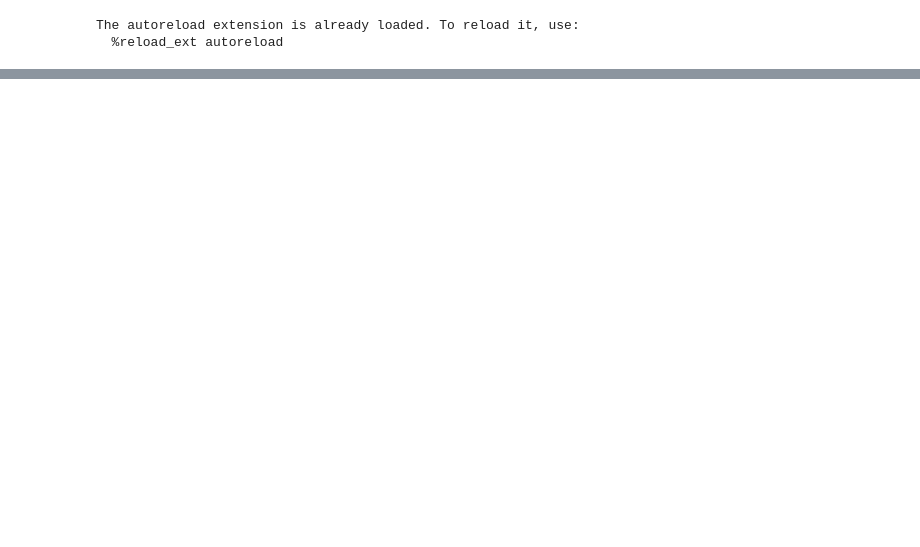
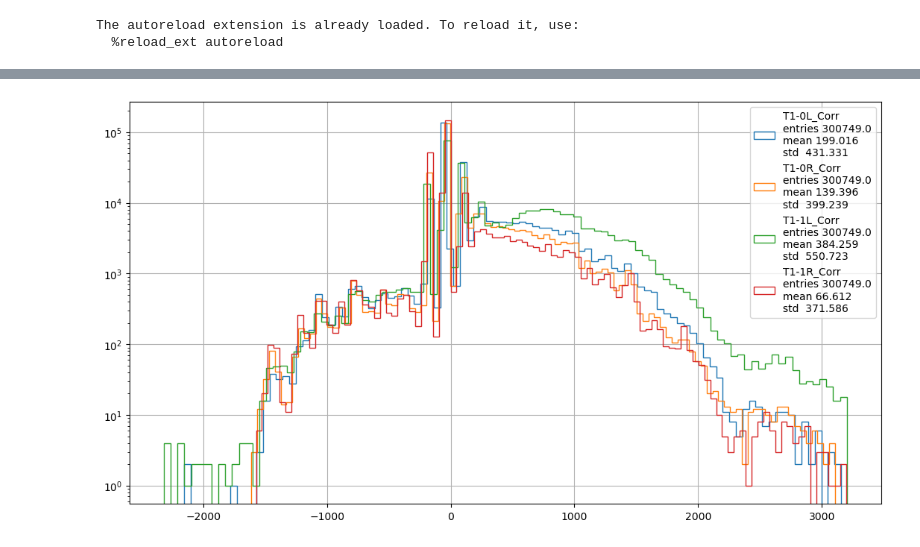
Before and after one commit to elenaramos44/WCTE_BRB_Data_Analysis, a Jupyter notebook: NB/test_func.ipynb, the cells around one changed output, grey strips where cells are left out. Saved outputs shown, nothing was run; the diff lists cells and outputs as text; code cells hidden in the pictures; blank space fills up the shorter version.

```diff
--- a/NB/test_func.ipynb
+++ b/NB/test_func.ipynb
@@ -167,0 +73,24 @@ import hipy.pltext as pltext
+# %%
+t10l = df["T1-0L_time"] - df["Trigger-130_time"]
+t10r = df["T1-0R_time"] - df["Trigger-130_time"]
+t11l = df["T1-1L_time"] - df["Trigger-130_time"]
+t11r = df["T1-1R_time"] - df["Trigger-130_time"]
+
+t00l = df["T0-0L_time"] - df["Trigger-131_time"]
+t00r = df["T0-0R_time"] - df["Trigger-131_time"]
+t01l = df["T0-1L_time"] - df["Trigger-131_time"]
+t01r = df["T0-1R_time"] - df["Trigger-131_time"]
+# %%
+fig = plt.figure(figsize=(13,7))
+
+pltext.hist(t10l, 100, ylog = True, label="T1-0L_Corr");
+pltext.hist(t10r, 100, ylog = True, label="T1-0R_Corr");
+pltext.hist(t11l, 100, ylog = True, label="T1-1L_Corr");
+pltext.hist(t11r, 100, ylog = True, label="T1-1R_Corr");
+
+# pltext.hist(t00l, 100, ylog = True, label="T0-0L_Corr");
+# pltext.hist(t00r, 100, ylog = True, label="T0-0R_Corr");
+# pltext.hist(t01l, 100, ylog = True, label="T0-1L_Corr");
+# pltext.hist(t01r, 100, ylog = True, label="T0-1R_Corr");
+# %% [output]
+[figure, added]
```
Also changed, not shown: parts of 30 cells of this notebook, 1 other file.
